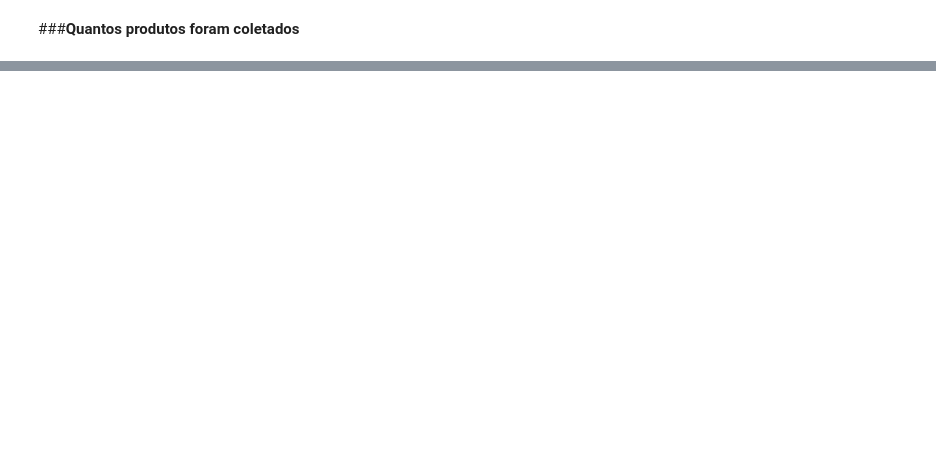
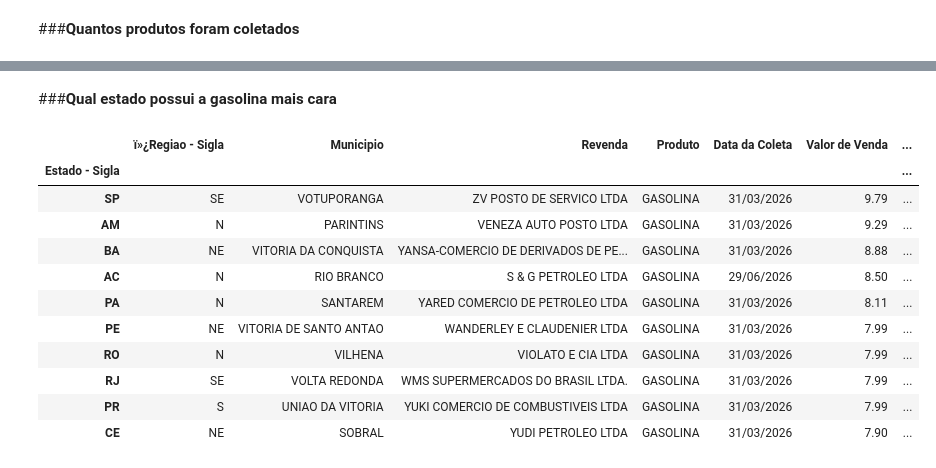
Before and after one commit to leandroclv/analise_manipulacao_dados_pandas_udemy, a Jupyter notebook: df_preco_gasolina.ipynb, the cells around one changed output, grey strips where cells are left out. Saved outputs shown, nothing was run; the diff lists cells and outputs as text; code cells hidden in the pictures; blank space fills up the shorter version.

```diff
--- a/df_preco_gasolina.ipynb
+++ b/df_preco_gasolina.ipynb
@@ -133,0 +172,18 @@ df_1.head(3)
+# %% [markdown]
+###**Qual estado possui a gasolina mais cara**
+# %%
+df_gasolina = df[df['Produto'] == 'GASOLINA']
+df_gasolina.groupby(['Estado - Sigla']).max().sort_values('Valor de Venda', ascending=False).head(10)
+# %% [output]
+|  | ï»¿Regiao - Sigla | Municipio | Revenda | Produto | Data da Coleta | Valor de Venda | ... |
+| Estado - Sigla |  |  |  |  |  |  | ... |
+| SP | SE | VOTUPORANGA | ZV POSTO DE SERVICO LTDA | GASOLINA | 31/03/2026 | 9.79 | ... |
+| AM | N | PARINTINS | VENEZA AUTO POSTO LTDA | GASOLINA | 31/03/2026 | 9.29 | ... |
+| BA | NE | VITORIA DA CONQUISTA | YANSA-COMERCIO DE DERIVADOS DE PE... | GASOLINA | 31/03/2026 | 8.88 | ... |
+| AC | N | RIO BRANCO | S & G PETROLEO LTDA | GASOLINA | 29/06/2026 | 8.50 | ... |
+| PA | N | SANTAREM | YARED COMERCIO DE PETROLEO LTDA | GASOLINA | 31/03/2026 | 8.11 | ... |
+| PE | NE | VITORIA DE SANTO ANTAO | WANDERLEY E CLAUDENIER LTDA | GASOLINA | 31/03/2026 | 7.99 | ... |
+| RO | N | VILHENA | VIOLATO E CIA LTDA | GASOLINA | 31/03/2026 | 7.99 | ... |
+| RJ | SE | VOLTA REDONDA | WMS SUPERMERCADOS DO BRASIL LTDA. | GASOLINA | 31/03/2026 | 7.99 | ... |
+| PR | S | UNIAO DA VITORIA | YUKI COMERCIO DE COMBUSTIVEIS LTDA | GASOLINA | 31/03/2026 | 7.99 | ... |
+| CE | NE | SOBRAL | YUDI PETROLEO LTDA | GASOLINA | 31/03/2026 | 7.90 | ... |
```
Also changed, not shown: parts of 21 cells of this notebook.
